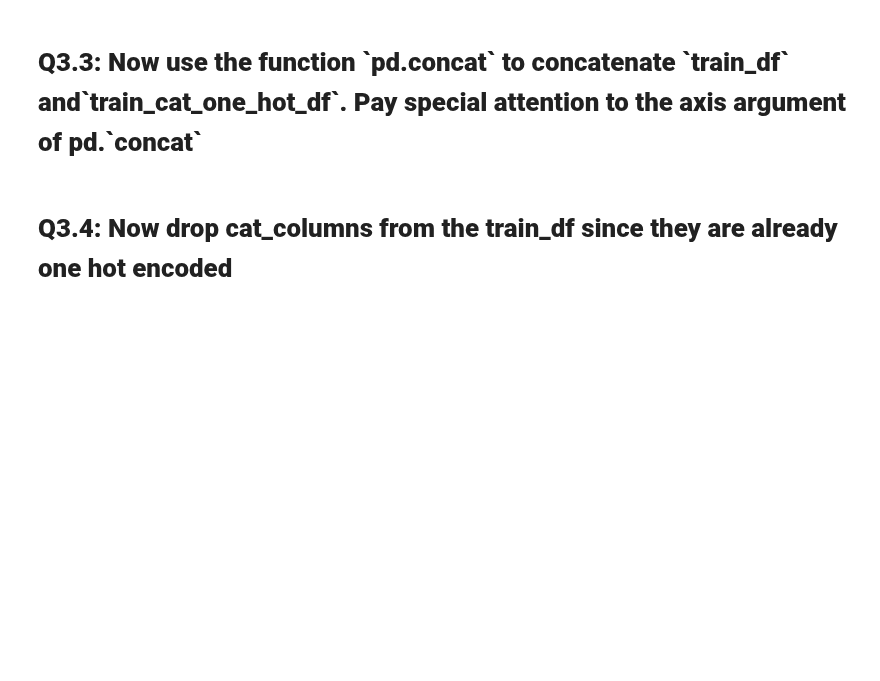
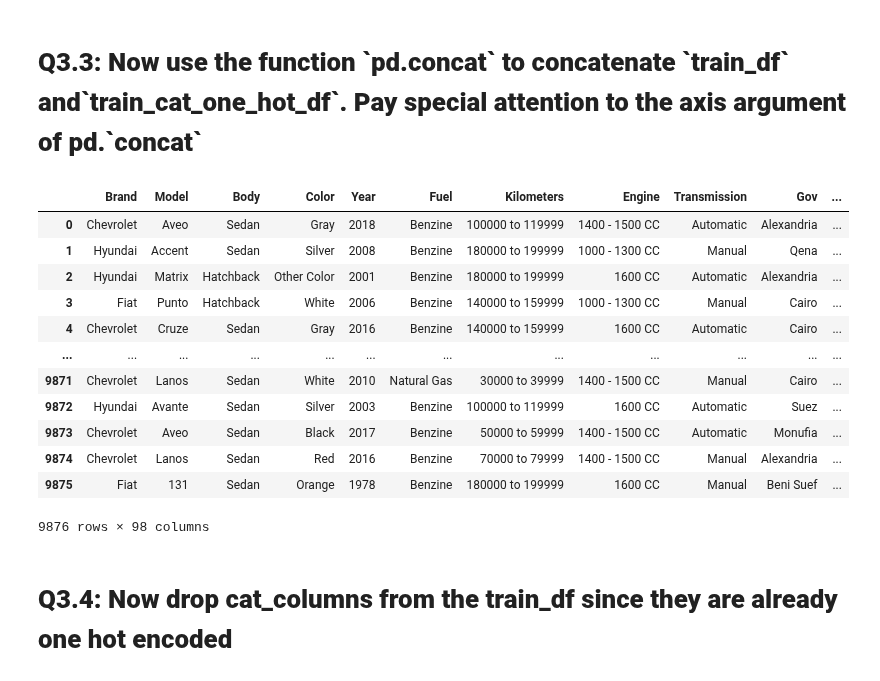
Before and after one commit to mostaf7583/IEEE-tasks, a Jupyter notebook: IEEE_Session_3_Task.ipynb, the cells around one changed output. Cells and saved outputs as stored; diff of their text form; code cells hidden in the pictures; blank space fills up the shorter version.

```diff
--- a/IEEE_Session_3_Task.ipynb
+++ b/IEEE_Session_3_Task.ipynb
@@ -96,7 +153,9 @@ cat_columns = ['Brand', 'Model', 'Body', 'Color', 'Fuel', 'Kilometers', 'Engine'
 #We'll use num_columns as provided here since it's not worth it to select_dtypes for it
 num_columns = ['Year']
 
-cat_columns = #TODO: Now use select_dtypes here to get the same list as the one above
+
+#TODO: Now use select_dtypes here to get the same list as the one above
+cat_columns = train_df.select_dtypes(include=['object']).columns
 # %% [markdown]
 The following cell demonstrates how to:
 
@@ -127,4 +200,22 @@ train_cat_one_hot_df
 # %% [markdown]
 <h1><b>Q3.3: Now use the function `pd.concat` to concatenate `train_df` and`train_cat_one_hot_df`. Pay special attention to the axis argument of pd.`concat`  </b></h1>
+# %%
+# Now use the function `pd.concat` to concatenate `train_df` and`train_cat_one_hot_df`. Pay special attention to the axis argument of pd.`concat`
+train_df = pd.concat([train_df, train_cat_one_hot_df], axis=1)
+train_df
+# %% [output]
+|  | Brand | Model | Body | Color | Year | Fuel | Kilometers | Engine | Transmission | Gov | ... |
+| 0 | Chevrolet | Aveo | Sedan | Gray | 2018 | Benzine | 100000 to 119999 | 1400 - 1500 CC | Automatic | Alexandria | ... |
+| 1 | Hyundai | Accent | Sedan | Silver | 2008 | Benzine | 180000 to 199999 | 1000 - 1300 CC | Manual | Qena | ... |
+| 2 | Hyundai | Matrix | Hatchback | Other Color | 2001 | Benzine | 180000 to 199999 | 1600 CC | Automatic | Alexandria | ... |
+| 3 | Fiat | Punto | Hatchback | White | 2006 | Benzine | 140000 to 159999 | 1000 - 1300 CC | Manual | Cairo | ... |
+| 4 | Chevrolet | Cruze | Sedan | Gray | 2016 | Benzine | 140000 to 159999 | 1600 CC | Automatic | Cairo | ... |
+| ... | ... | ... | ... | ... | ... | ... | ... | ... | ... | ... | ... |
+| 9871 | Chevrolet | Lanos | Sedan | White | 2010 | Natural Gas | 30000 to 39999 | 1400 - 1500 CC | Manual | Cairo | ... |
+| 9872 | Hyundai | Avante | Sedan | Silver | 2003 | Benzine | 100000 to 119999 | 1600 CC | Automatic | Suez | ... |
+| 9873 | Chevrolet | Aveo | Sedan | Black | 2017 | Benzine | 50000 to 59999 | 1400 - 1500 CC | Automatic | Monufia | ... |
+| 9874 | Chevrolet | Lanos | Sedan | Red | 2016 | Benzine | 70000 to 79999 | 1400 - 1500 CC | Manual | Alexandria | ... |
+| 9875 | Fiat | 131 | Sedan | Orange | 1978 | Benzine | 180000 to 199999 | 1600 CC | Manual | Beni Suef | ... |
+9876 rows × 98 columns
 # %% [markdown]
 <h1><b>Q3.4: Now drop cat_columns from the train_df since they are already one hot encoded </b></h1>
```
Also changed, not shown: parts of 12 cells of this notebook, 4 other files.
